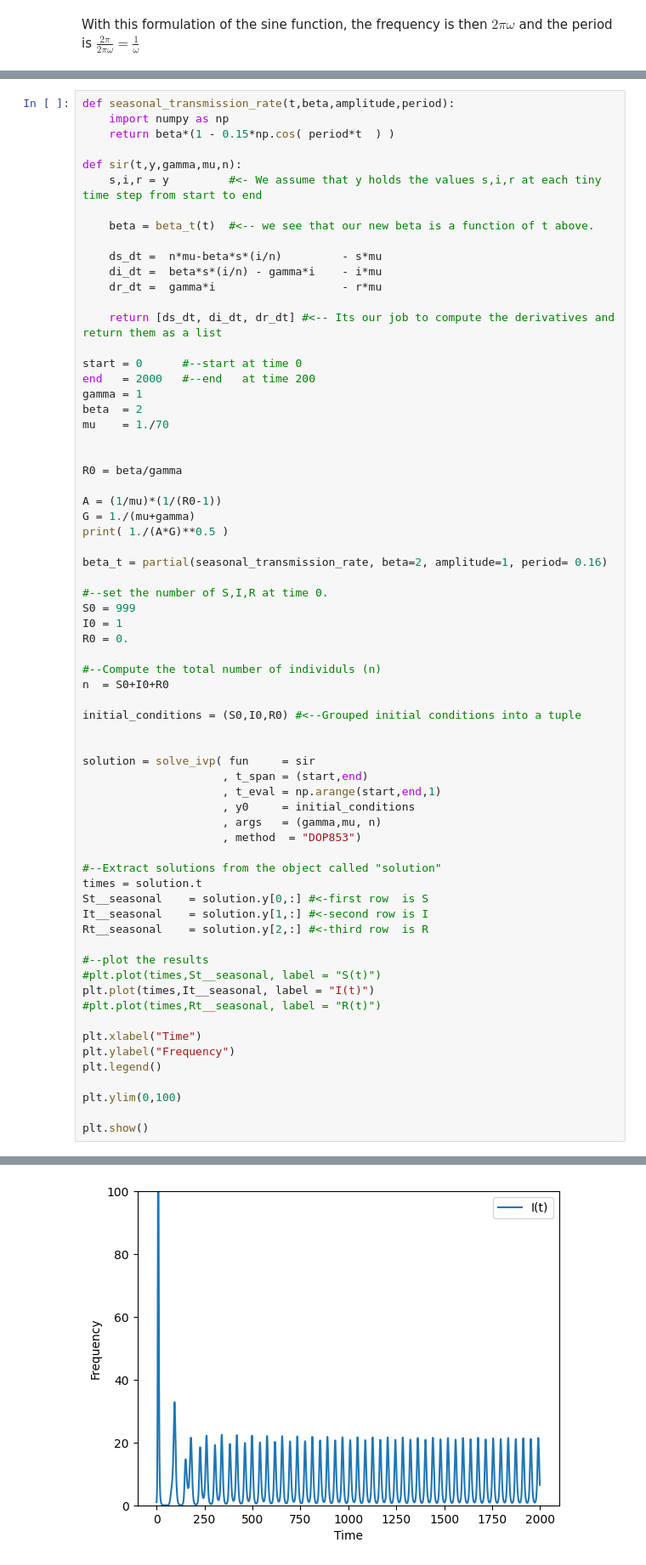
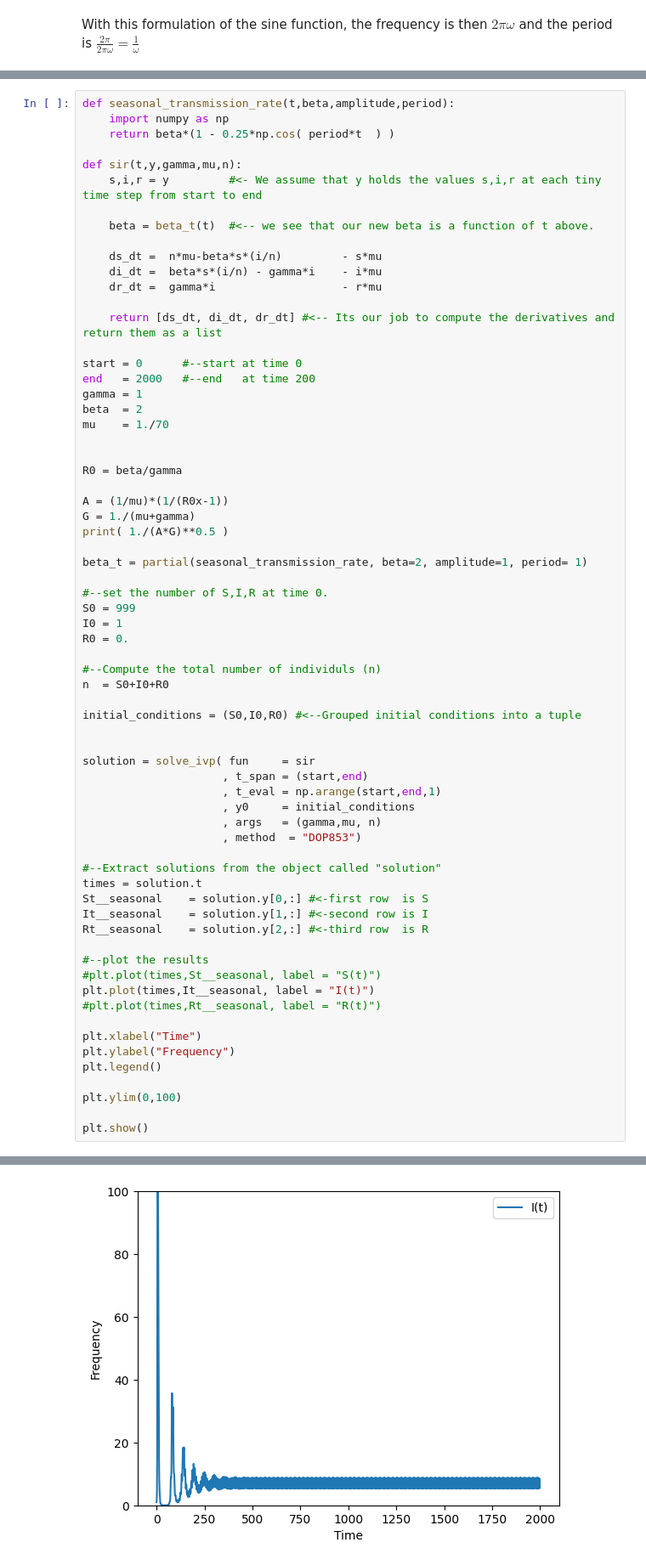
Before and after one commit to computationalUncertaintyLab/outbreak_book, a Jupyter notebook: outbreak_science/temp_forcing.ipynb, the cells around one changed output, grey strips where cells are left out. Shown at 85% size. Cells and saved outputs as stored; diff of their text form.

```diff
--- a/outbreak_science/temp_forcing.ipynb
+++ b/outbreak_science/temp_forcing.ipynb
@@ -480,7 +480,7 @@ ax.legend()
 # %%
 def seasonal_transmission_rate(t,beta,amplitude,period):
     import numpy as np
-    return beta*(1 - 0.15*np.cos( period*t  ) )
+    return beta*(1 - 0.25*np.cos( period*t  ) )
 
 def sir(t,y,gamma,mu,n):
     s,i,r = y         #<- We assume that y holds the values s,i,r at each tiny time step from start to end
@@ -502,11 +502,11 @@ mu    = 1./70
 
 R0 = beta/gamma
 
-A = (1/mu)*(1/(R0-1))
+A = (1/mu)*(1/(R0x-1))
 G = 1./(mu+gamma)
 print( 1./(A*G)**0.5 )
 
-beta_t = partial(seasonal_transmission_rate, beta=2, amplitude=1, period= 0.16)
+beta_t = partial(seasonal_transmission_rate, beta=2, amplitude=1, period= 1)
 
 #--set the number of S,I,R at time 0.
 S0 = 999
@@ -519,34 +519,34 @@ n  = S0+I0+R0
 initial_conditions = (S0,I0,R0) #<--Grouped initial conditions into a tuple
 
 
 solution = solve_ivp( fun     = sir
                      , t_span = (start,end)
                      , t_eval = np.arange(start,end,1)
                      , y0     = initial_conditions
                      , args   = (gamma,mu, n)
                      , method  = "DOP853")
 
 #--Extract solutions from the object called "solution"
 times = solution.t
 St__seasonal    = solution.y[0,:] #<-first row  is S
 It__seasonal    = solution.y[1,:] #<-second row is I
 Rt__seasonal    = solution.y[2,:] #<-third row  is R
 
 #--plot the results
 #plt.plot(times,St__seasonal, label = "S(t)")
 plt.plot(times,It__seasonal, label = "I(t)")
 #plt.plot(times,Rt__seasonal, label = "R(t)")
 
 plt.xlabel("Time")
 plt.ylabel("Frequency")
 plt.legend()
 
 plt.ylim(0,100)
 
 plt.show()
 # %% [output]
 0.12037356818823369
-[figure, old version]
+[figure, new version]
 # %% [markdown]
 ## Bifurcation diagrams
 
```
Also changed, not shown: parts of 1 cell of this notebook.
